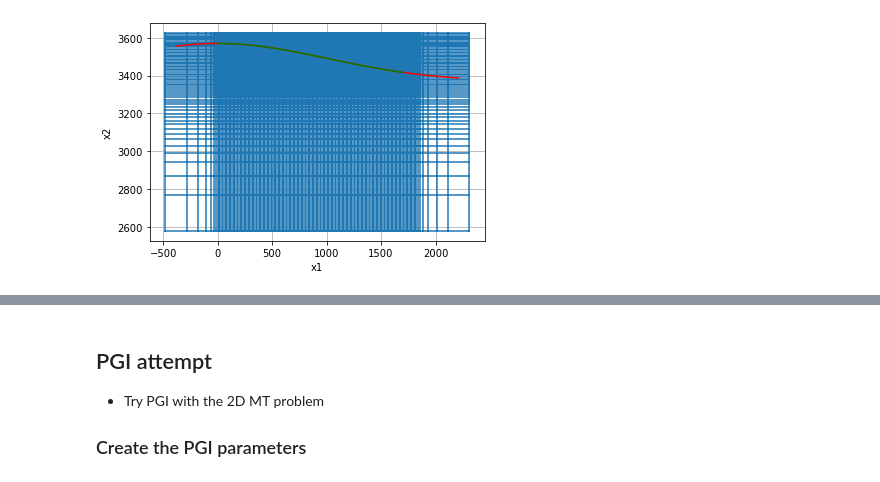
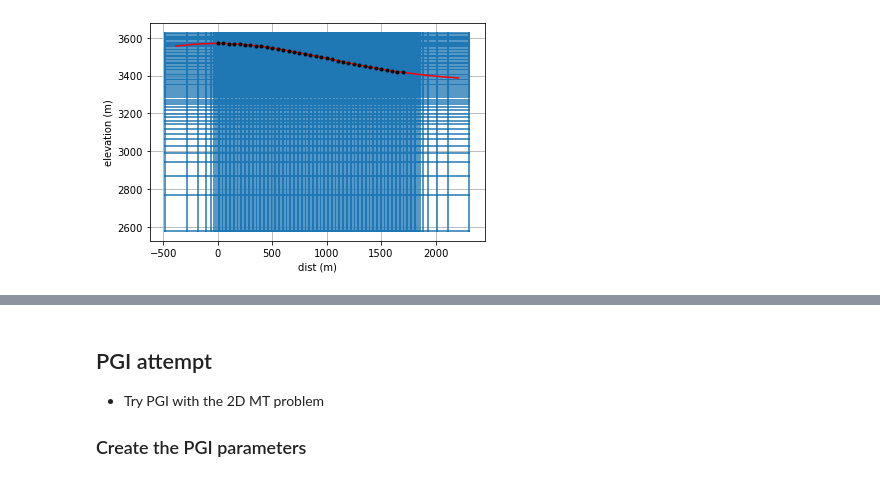
Before and after one commit to JKutt/transformers_segmentation, a Jupyter notebook: PGI/mt_h_topo_example.ipynb, the cells around one changed output, grey strips where cells are left out. Drawn from its saved outputs; the diff is of its cells as text; code cells hidden in the pictures.

```diff
--- a/PGI/mt_h_topo_example.ipynb
+++ b/PGI/mt_h_topo_example.ipynb
@@ -91,6 +50,8 @@ topo = np.vstack([mesh.vectorCCx, Z]).T
 
 
 plt.plot(mesh.vectorCCx, Z, 'r')
+plt.xlabel("dist (m)")
+plt.ylabel("elevation (m)")
 
 print('[NOTE] Active cells are being generated')
 actinds = utils.surface2ind_topo(mesh, topo, method='linear')       # active indicies
@@ -122,14 +83,10 @@ csph = (
         + (mesh.gridCC[:, 1] - z0) ** 2.0
     )
 ) < r0
-print(csph.sum(), csph.shape)
-sigma[csph] = sigma_porph # + norm(noisemean, noisevar).rvs(np.prod((mtrue[csph]).shape))
+
+sigma[csph] = sigma_porph
 # sigma[cells[:, 1] <= 3200] = sigma_basement
 sigma[~actinds] = sigma_air
-# sigma = np.log(sigma)
-
-
-print(actinds.sum(), actinds.shape, topo.shape, sigma.shape)
 
 actmap = maps.InjectActiveCells(
 
@@ -151,78 +108,10 @@ z_flight_height = A * np.exp(-0.5 * ((np.linspace(0, 1700, 35) / b) ** 2.0 )) +
 
 rx_locs = np.c_[np.linspace(0, 1700, 35), z_flight_height]
 
-plt.plot(rx_locs[:, 0], rx_locs[:, 1], 'g')
+plt.plot(rx_locs[:, 0], rx_locs[:, 1], 'k.')
 
-print(frequencies, rx_locs.shape)
-
-
-# if fixed_boundary:
-
-#     actmap = maps.InjectActiveCells(
-
-#         mesh, indActive=actinds, valInactive=np.log(1e-8)
-
-#     )
-
-#     # get field from 1D simulation
-#     survey_1d = nsem.Survey(
-#         [nsem.sources.Planewave([], frequency=f) for f in frequencies]
-#     )
-#     mesh_1d = TensorMesh([mesh.h[1]], [mesh.origin[1]])
-#     sim_1d = nsem.simulation.Simulation1DMagneticField(
-#         mesh_1d, survey=survey_1d, sigmaMap=maps.IdentityMap()
-#     )
-
-#     b_left, b_right, _, __ = mesh.cell_boundary_indices
-#     f_left = sim_1d.fields(sigma[b_left])
-#     f_right = sim_1d.fields(sigma[b_right])
-
-#     b_e = mesh.boundary_edges
-#     top = np.where(b_e[:, 1] == mesh.nodes_y[-1])
-#     left = np.where(b_e[:, 0] == mesh.nodes_x[0])
-#     right = np.where(b_e[:, 0] == mesh.nodes_x[-1])
-#     e_bc = {}
-#     for src in survey_1d.source_list:
-#         e_bc_freq = np.zeros(mesh.boundary_edges.shape[0], dtype=np.complex)
-#         e_bc_freq[top] = 1.0
-#         e_bc_freq[right] = f_right[src, "e"][:, 0]
-#         e_bc_freq[left] = f_left[src, "e"][:, 0]
-#         e_bc[src.frequency] = e_bc_freq
-#     sim_kwargs["e_bc"] = e_bc
-
-rx_list = [
-#     nsem.receivers.PointNaturalSource(
-#         rx_locs, orientation="yx", component="real"
-#     ),
-#     nsem.receivers.PointNaturalSource(
-#         rx_locs, orientation="yx", component="imag"
-#     ),
-#     nsem.receivers.Point3DTipper(
-#         rx_locs, orientation="zx", component="imag"
-#     ),
-    nsem.receivers.PointNaturalSource(
-        rx_locs, orientation="yx", component="apparent_resistivity"
-    ),
-    nsem.receivers.PointNaturalSource(
-        rx_locs, orientation="yx", component="phase"
-    ),
-]
-
-src_list = [nsem.sources.Planewave(rx_list, frequency=f) for f in frequencies]
-
-survey = nsem.Survey(src_list)
-
-sim = nsem.simulation.Simulation2DMagneticField(
-    mesh,
-    survey=survey,
-    **sim_kwargs,
-    solver=Pardiso,
-)
-
-data_obs = sim.dpred(np.log(sigma[actinds]))
-
-data_obs = data_obs + (np.random.randn(data_obs.shape[0]) * (data_obs * 0.05))
-# print(np.random.randn(data_obs.shape[0]))
+print(f"\n\n Frequencies: {frequencies}\n\n")
+print(f"\n\n stations: {rx_locs.shape[0]}\n\n")
 # %% [output]
 [INFO] creating Tensor Mesh...
 [NOTE] Active cells are being generated
@@ -237,2 +131,2 @@ data_obs = data_obs + (np.random.randn(data_obs.shape[0]) * (data_obs * 0.05))
-[figure, old version]
+[figure, new version]
 # %%
```
Also changed, not shown: parts of 17 cells of this notebook.
